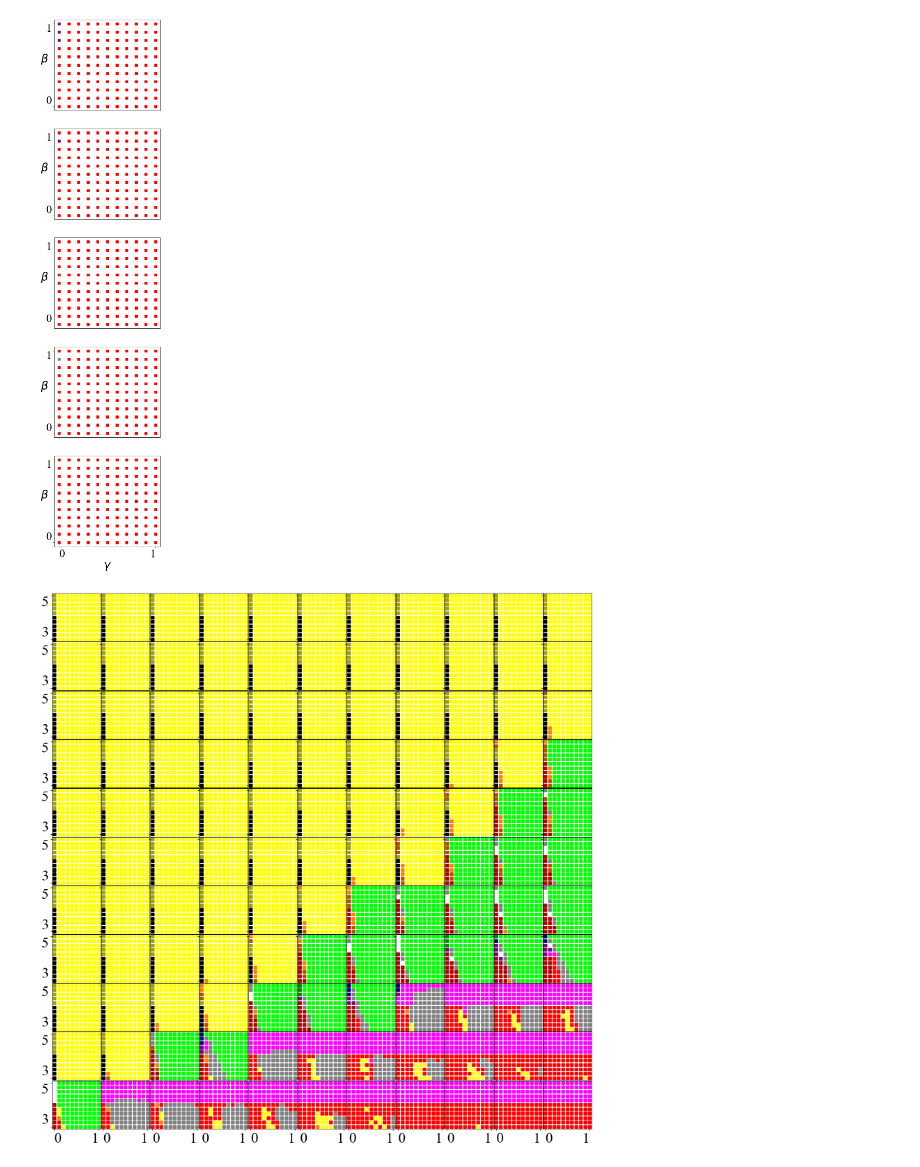
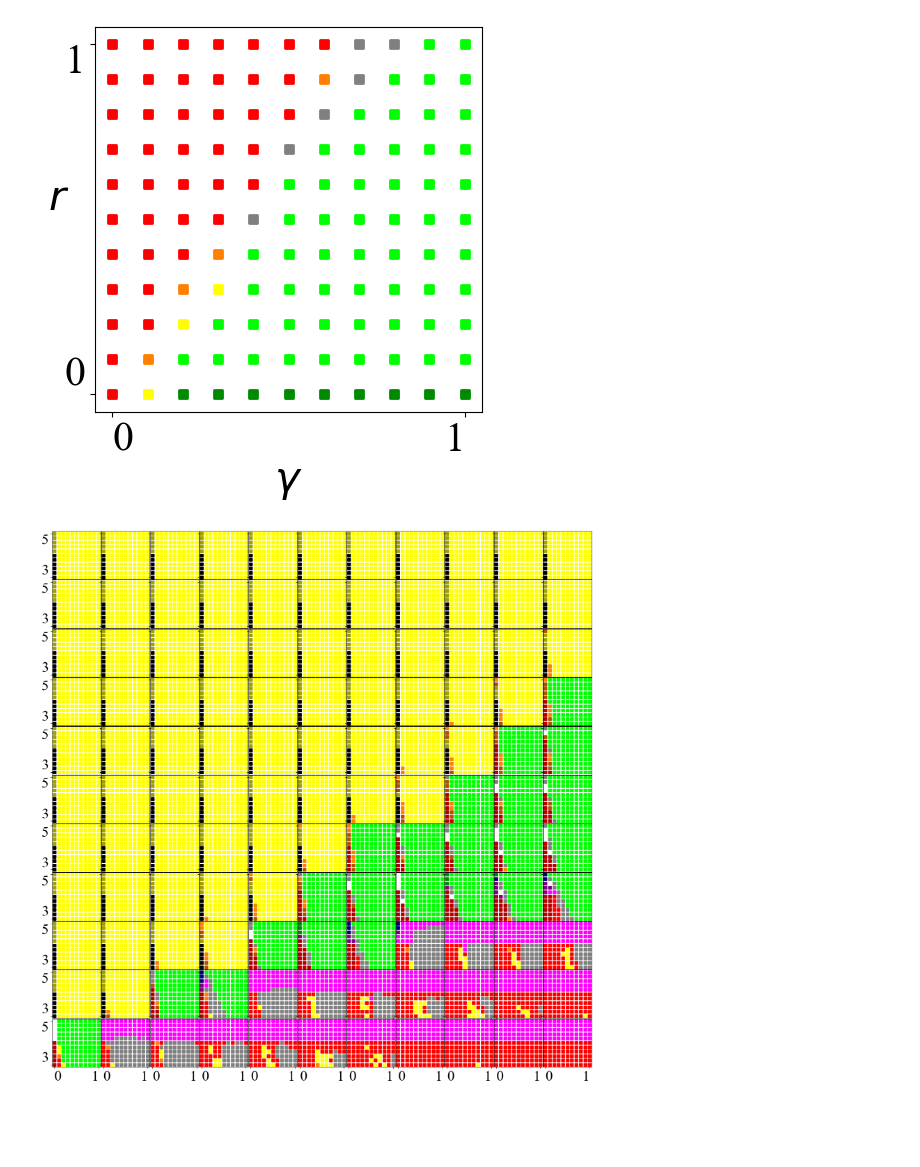
Before and after one commit to artermi/Norm_Enforcement_2024, a Jupyter notebook: Show_SixDim.ipynb, the cells around one changed output. Drawn from its saved outputs; the diff is of its cells as text; code cells hidden in the pictures; blank space fills up the shorter version.

```diff
--- a/Show_SixDim.ipynb
+++ b/Show_SixDim.ipynb
@@ -27,14 +27,14 @@ def para_data(file_name):
     return Data
 
 
-file_name0 = 'firstall.dat'
+file_name0 = 'all_rand_prep_1025.dat'
 
 Data = para_data(file_name0)
 # %%
 #[alpha, b, lambda, m, delta, rho]
 
 def one_graph(Data,others, pinfo,need_x = True,need_y =True, xinfo = '', yinfo = ''):
-    Labels = ['r',r'$\beta$',r'$\gamma$']
+    Labels = [r'$\beta$', r'$r$',r'$\gamma$']
     Colors = [[],[1,0,0],[0,0,1],[1,0,1],[0,0,0],[180/255,0,0],[0,0,0.5],[0.5,0,0.5],[1,1,0]
                 ,[1,0.5,0],[0,1,0],[0.5,0.5,0.5],[160/255,160/255,0],[180/255,80/255,0],[0,138/255, 0],[0.98,0.98,0.98]]
     #D = 1
@@ -59,7 +59,7 @@ def one_graph(Data,others, pinfo,need_x = True,need_y =True, xinfo = '', yinfo =
 
         col = Colors[color_index].copy()
 
-        pinfo.scatter(ind[two_dim[1]],ind[two_dim[0]],marker='s', color = tuple(col),linewidth=2)
+        pinfo.scatter(ind[two_dim[0]],ind[two_dim[1]],marker='s', color = tuple(col),linewidth=2)
 
     '''
     pinfo.tick_params(
@@ -103,19 +103,19 @@ def one_graph(Data,others, pinfo,need_x = True,need_y =True, xinfo = '', yinfo =
 # %%
 #one_graph(Data,[0,1,0,-1,-1,0],plt)
 #Labels = ['$\alpha$','b',\lambda,'m',\delta$,'r']
-plt.rcParams["figure.figsize"] = (5,25)
-fig, axs = plt.subplots(5)
-one_graph(Data,[3.1,-1,-1],axs[0],False,True)
-one_graph(Data,[3.2,-1,-1],axs[1],False,True)
+plt.rcParams["figure.figsize"] = (5,5)
+fig, axs = plt.subplots(1)
+one_graph(Data,[3.5,-1,-1],axs,True,True)
+#one_graph(Data,[3.2,-1,-1],axs[1],False,True)
 #one_graph(Data,[-1,1.25,-1,0.25,0,0.5],axs[0,0])
 
-one_graph(Data,[3.3,-1,-1],axs[2],False,True)
-one_graph(Data,[3.4,-1,-1],axs[3],False,True)
-one_graph(Data,[3.5,-1,-1],axs[4],True,True)
+#one_graph(Data,[3.3,-1,-1],axs[2],False,True)
+#one_graph(Data,[3.4,-1,-1],axs[3],False,True)
+#one_graph(Data,[3.5,-1,-1],axs[4],True,True)
 
-plt.savefig('all_data_3.png', dpi=200)
+plt.savefig('r03_old_prep.png', dpi=200)
 # %% [output]
-[figure, old version]
+[figure, new version]
 # %%
 def all_ten(Data,IsOne=0):
     grid_siz = 11
```
Also changed, not shown: 2 other files.
